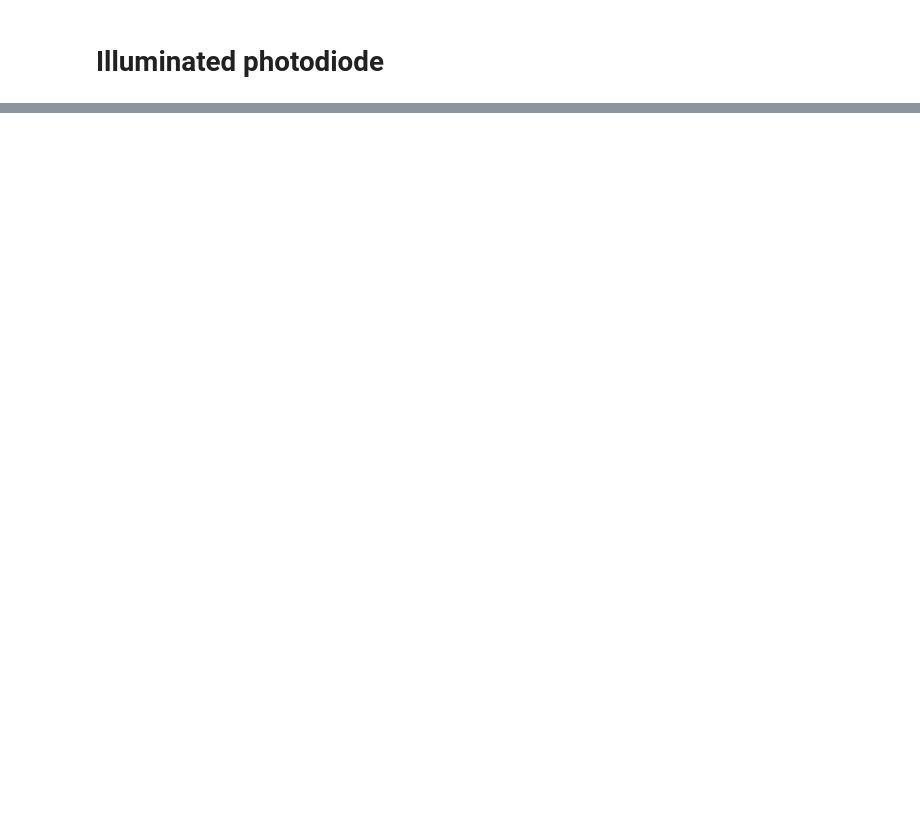
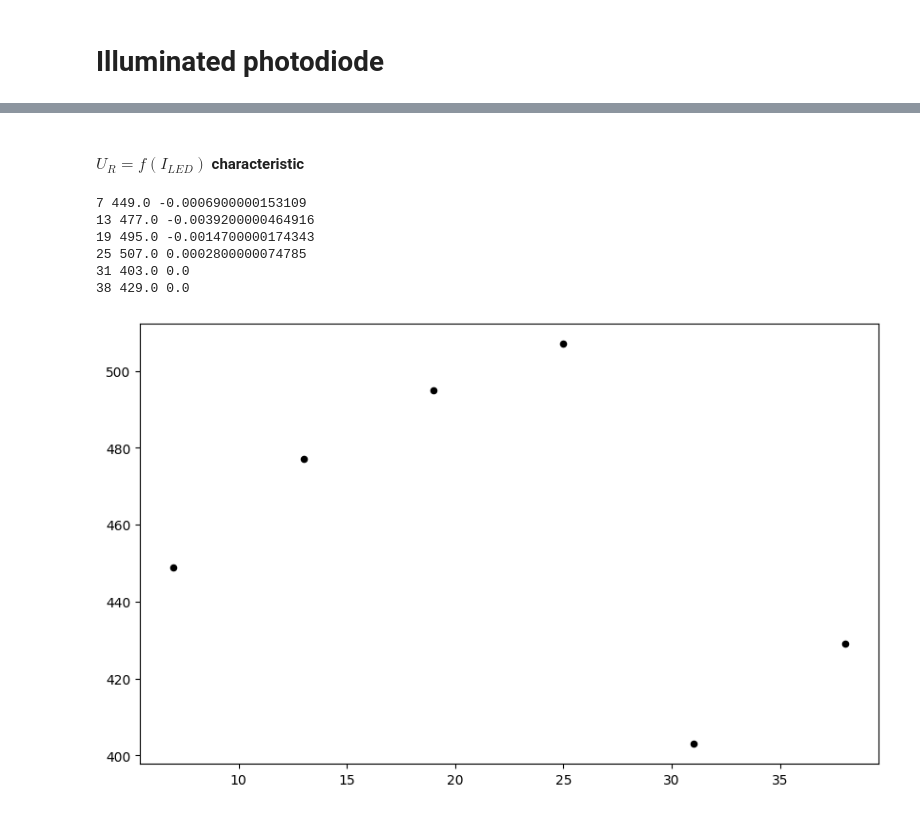
Before and after one commit to ikrzywda/air-cs, a Jupyter notebook: fizyka-3.3/photodiode/notebook.ipynb, the cells around one changed output, grey strips where cells are left out. Cells and saved outputs as stored; diff of their text form; code cells hidden in the pictures; blank space fills up the shorter version.

```diff
--- a/fizyka-3.3/photodiode/notebook.ipynb
+++ b/fizyka-3.3/photodiode/notebook.ipynb
@@ -210,0 +271,29 @@ plt.grid()
+# %% [markdown]
+#### $U_{R} = f(I_{LED})$ characteristic
+# %%
+ur = [df.iloc[(df["I"]).abs().idxmin()] for df in ILLUMINATED_PHOTODIODES_DATAFRAMES]
+
+currents = [df["I"] for df in ur]
+voltages = [df["U"] for df in ur]
+model = sm.Logit(currents, sm.add_constant(voltages)).fit()
+X_pred = np.linspace(0, max(voltages) + 100, 10)
+X_pred2 = sm.add_constant(X_pred)
+y_pred = model.predict(X_pred2)
+
+model.summary()
+
+fig, ax = plt.subplots(figsize=(10, 6))
+
+# plt.plot(X_pred, y_pred, "r-", linewidth=2)
+
+for df, iled in zip(ur, ILLUMINATED_PHOTODIODES_LED_CURRENT):
+    print(iled, df["U"], df["I"])
+    plt.scatter(iled, df["U"], color="black", s=20)
+# %% [output]
+7 449.0 -0.0006900000153109
+13 477.0 -0.0039200000464916
+19 495.0 -0.0014700000174343
+25 507.0 0.0002800000074785
+31 403.0 0.0
+38 429.0 0.0
+[figure, added]
```
Also changed, not shown: parts of 9 cells of this notebook.
